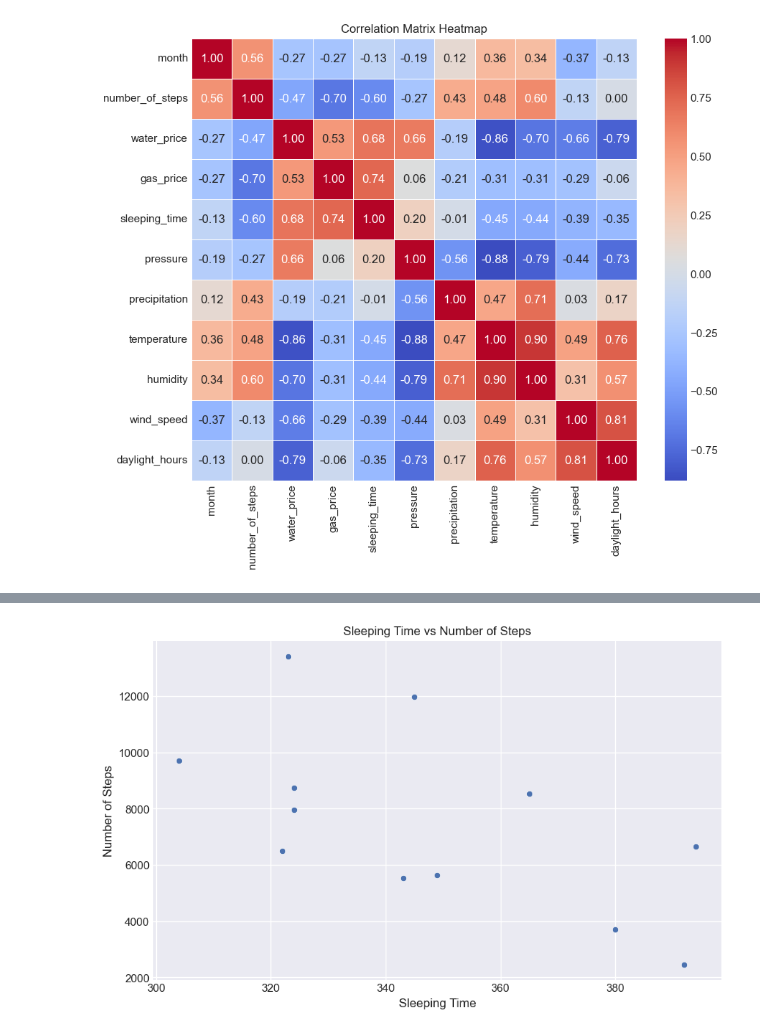
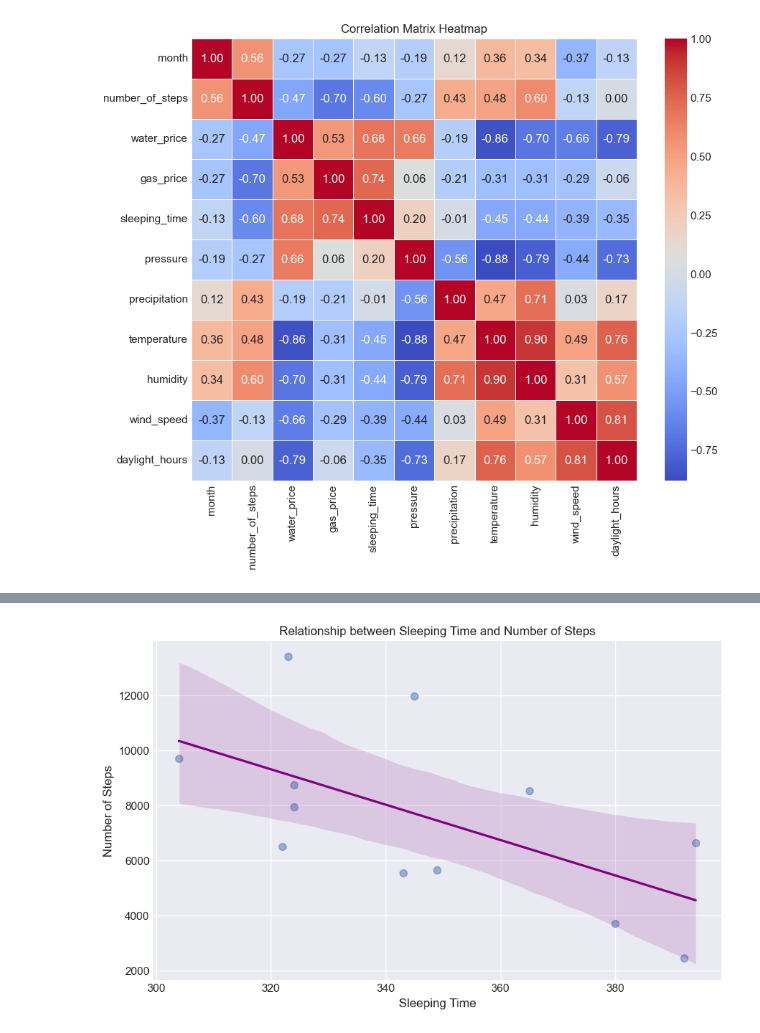
Before and after one commit to 2322006/dsp2_work, a Jupyter notebook: analysis/analysis.ipynb, the cells around one changed output, grey strips where cells are left out. Saved outputs shown, nothing was run; the diff lists cells and outputs as text; code cells hidden in the pictures.

```diff
--- a/analysis/analysis.ipynb
+++ b/analysis/analysis.ipynb
@@ -111,28 +82,0 @@ plt.show()
-# %%
-# グラフのスタイルを設定
-plt.style.use('seaborn-darkgrid')
-
-# 月ごとの歩数と気温をグループ化された棒グラフで表示
-fig, ax = plt.subplots(figsize=(10, 6))
-bar_width = 0.35
-
-# 月ごとの歩数
-bar1 = ax.bar(df['month'], df['number_of_steps'], width=bar_width, label='Number of Steps')
-
-# 月ごとの気温
-bar2 = ax.bar(df['month'] + bar_width, df['temperature'], width=bar_width, label='Temperature', color='orange')
-
-# グラフにタイトルと軸ラベルを追加
-ax.set_title('Monthly Variation of Steps and Temperature')
-ax.set_xlabel('Month')
-ax.set_ylabel('Value')
-
-# 凡例を表示
-ax.legend()
-
-# x軸の目盛りを設定
-ax.set_xticks(df['month'] + bar_width / 2)
-ax.set_xticklabels(df['month'])
-
-# グラフを表示
-plt.show()
@@ -148,13 +87,3 @@ plt.title('Correlation Matrix Heatmap')
 plt.show()
 # %% [output]
 [figure]
-# %%
-from sklearn.cluster import KMeans
-
-kmeans = KMeans(n_clusters=3, random_state=42)
-df['cluster'] = kmeans.fit_predict(df.drop('month', axis=1))
-
-plt.figure(figsize=(8, 6))
-sns.scatterplot(x='number_of_steps', y='temperature', hue='cluster', data=df, palette='viridis')
-plt.title('Data Clustering')
-plt.show()
@@ -163,10 +120,10 @@ plt.show()
 # %%
-# 就寝時間と歩数の関連性
+# 散布図と回帰直線を作成
 plt.figure(figsize=(10, 6))
-sns.scatterplot(x='sleeping_time', y='number_of_steps', data=df)
-plt.title('Sleeping Time vs Number of Steps')
+sns.regplot(x='sleeping_time', y='number_of_steps', data=df, scatter_kws={'s': 50, 'alpha': 0.5}, line_kws={'color': 'purple'})
+plt.title('Relationship between Sleeping Time and Number of Steps')
 plt.xlabel('Sleeping Time')
 plt.ylabel('Number of Steps')
 plt.show()
 # %% [output]
-[figure, old version]
+[figure, new version]
```
Also changed, not shown: parts of 7 cells of this notebook.
